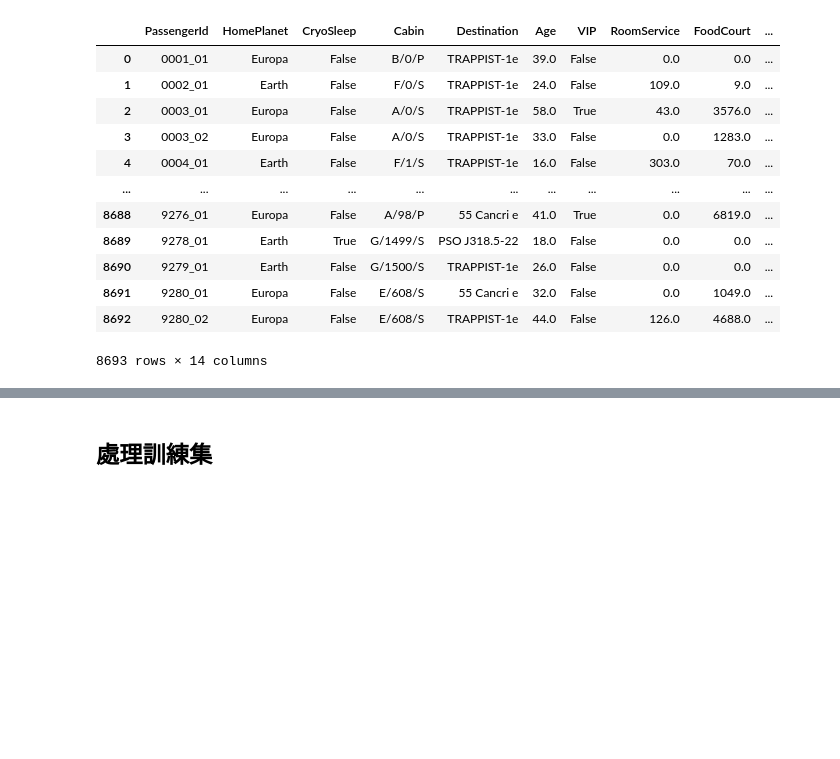
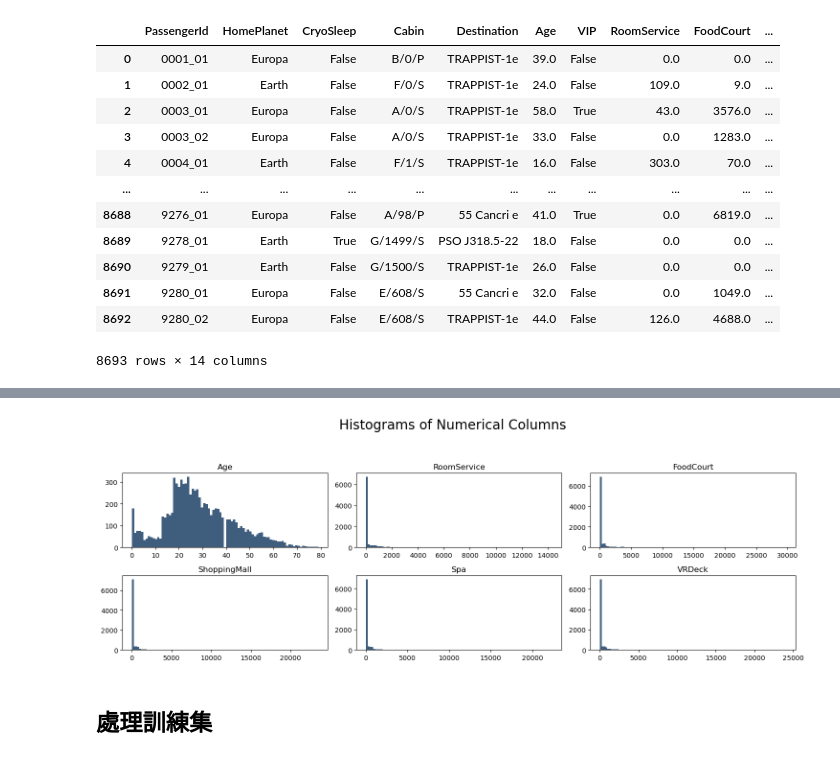
Before and after one commit to jaujye/spaceship-titanic, a Jupyter notebook: spaceship-titanic.ipynb, the cells around one changed output, grey strips where cells are left out. Drawn from its saved outputs; the diff is of its cells as text; code cells hidden in the pictures; blank space fills up the shorter version.

```diff
--- a/spaceship-titanic.ipynb
+++ b/spaceship-titanic.ipynb
@@ -30,3 +77,26 @@ df
+# %%
+## 顯示數值型資料cols
+def show_numeric_data_histplot(df):
+    plt.figure(figsize=(15, 12))
+    plt.suptitle('Histograms of Numerical Columns', fontsize=20)
+    p_index = 0
+    ncol_i = [i for i in range(df.shape[1]) if df[df.columns.values[i]].dtype == 'float64']
+    for i in ncol_i:
+        p_index += 1
+        plt.subplot(5, 3, p_index)
+        f = plt.gca()
+        f.set_title(df.columns.values[i])
+
+        vals = np.size(df.iloc[:, i].unique())
+        if vals >= 100:
+            vals = 100
+
+        plt.hist(df.iloc[:, i], bins=vals, color='#3F5D7D')
+    plt.tight_layout(rect=[0, 0.03, 1, 0.95])
+# %%
+show_numeric_data_histplot(df)
+# %% [output]
+[figure, added]
 # %% [markdown]
 ## 處理訓練集
 # %%
```
Also changed, not shown: parts of 9 cells of this notebook.
